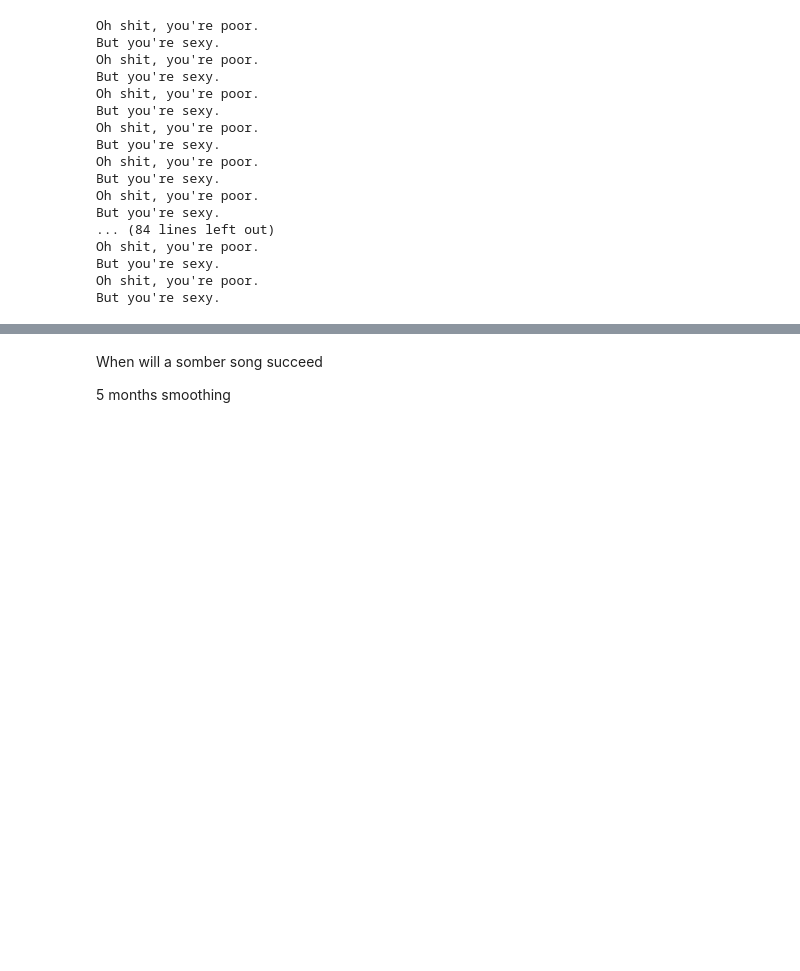
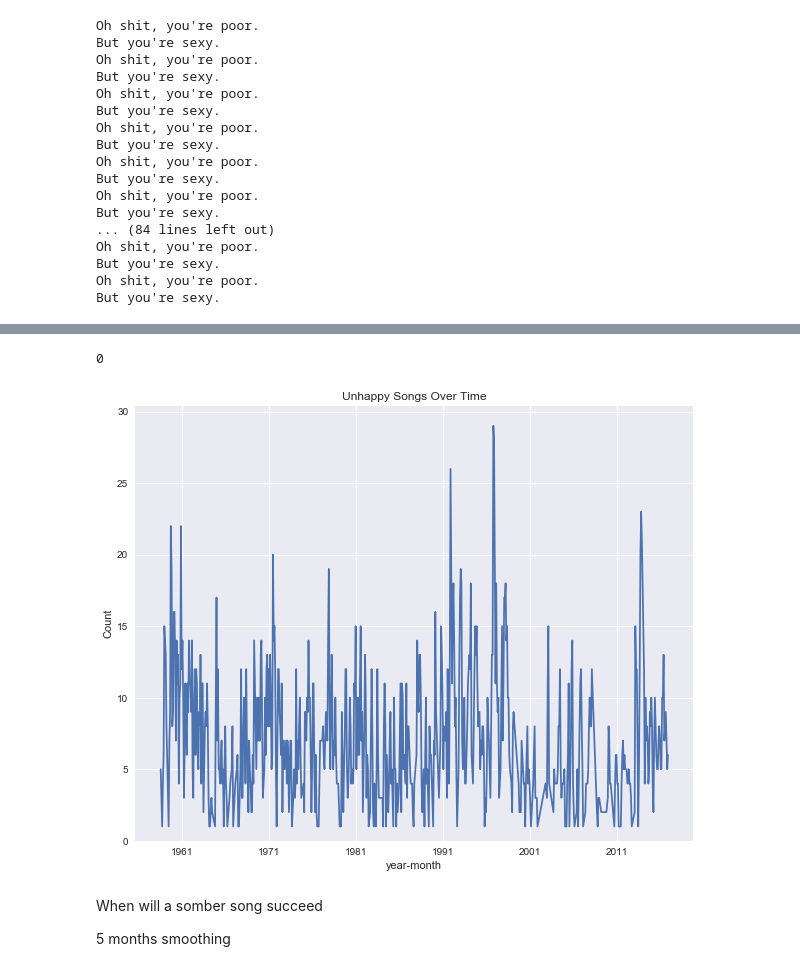
Before and after one commit to akraemer007/what_exactly_are_we_turning_down_for_again, a Jupyter notebook: EDA/eda.ipynb, the cells around one changed output, grey strips where cells are left out. Drawn from its saved outputs; the diff is of its cells as text; code cells hidden in the pictures; blank space fills up the shorter version.

```diff
--- a/EDA/eda.ipynb
+++ b/EDA/eda.ipynb
@@ -360,0 +376,4 @@ df['happy']
+# %%
+flag_df = df[df['happy_flag'] == 0].groupby(['year', 'month'])['valence'].count().reset_index(name = 'count')
+flag_df['dates'] = [pd.to_datetime(str(a)+str(b)+str(c), format='%m%d%Y') for a,b,c in zip(flag_df.month, np.ones(flag_df.shape[0]).astype(int), flag_df.year)]
+flag_df = flag_df.set_index('dates')
@@ -360,0 +383,15 @@ df['happy']
+# %%
+print(flag_df[flag_df['count'] == 0].shape[0])
+
+plt.plot(flag_df['count'])
+# plt.plot(flag_df.resample('Q-NOV')['count'].mean())
+# plt.plot(flag_df.resample('A-NOV')['count'].mean())
+
+plt.title('Unhappy Songs Over Time')
+plt.xlabel('year-month')
+plt.ylabel('Count')
+plt.ylim(0)
+plt.show()
+# %% [output]
+0
+[figure, added]
```
Also changed, not shown: parts of 10 cells of this notebook.
